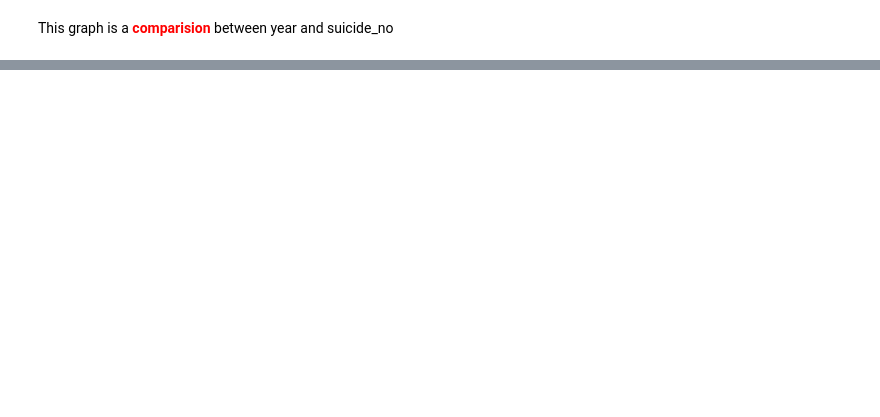
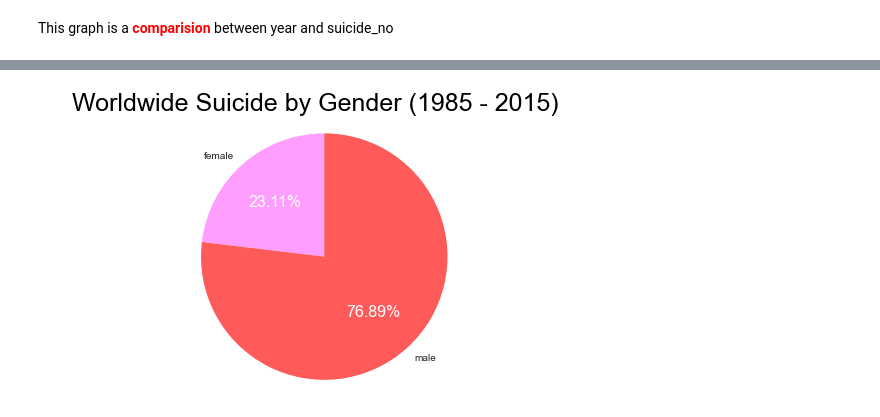
Before and after one commit to yukimura-ixa/ProjectPSIT, a Jupyter notebook: project.ipynb, the cells around one changed output, grey strips where cells are left out. Cells and saved outputs as stored; diff of their text form; code cells hidden in the pictures; blank space fills up the shorter version.

Commit message:
Update Type Gender circle style

```diff
--- a/project.ipynb
+++ b/project.ipynb
@@ -35,0 +56,15 @@ THISDSDSD<span style=color:blue>***kuy***</span>mmmmmmmmmmmmmmmmmmmmmmmmnbmnkj,
+# %%
+data_grp_mf = data.groupby(by=['sex']).agg({"suicides_no": ['sum']})
+data_grp_mf.columns = ['total_suicide']
+data_grp_mf.reset_index(inplace=True)
+# data_grp_mf
+
+fig1, ax1 = plt.subplots(figsize=(10, 5))
+wedges, texts, autotexts = ax1.pie(data_grp_mf['total_suicide'], labels=data_grp_mf['sex'], autopct='%1.2f%%', startangle=90, colors=['#ff9eff', '#ff5a5a'])
+ax1.axis('equal')
+
+plt.setp(autotexts, size=16, color="w")
+plt.figtext(.5,.91,'Worldwide Suicide by Gender (1985 - 2015)', color='black', fontsize=25, ha='center')
+plt.show()
+# %% [output]
+[figure, added]
```
Also changed, not shown: parts of 12 cells of this notebook.
